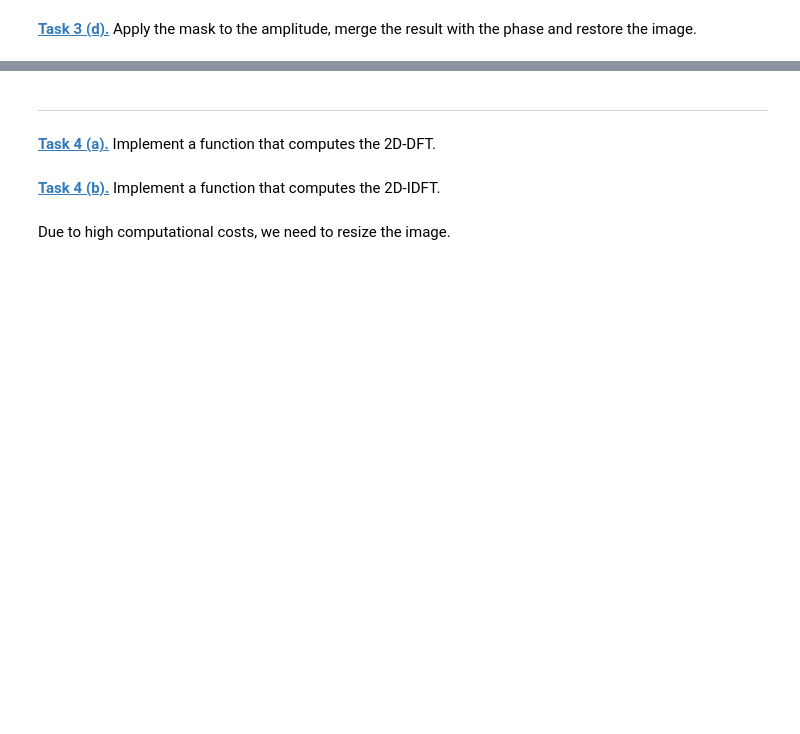
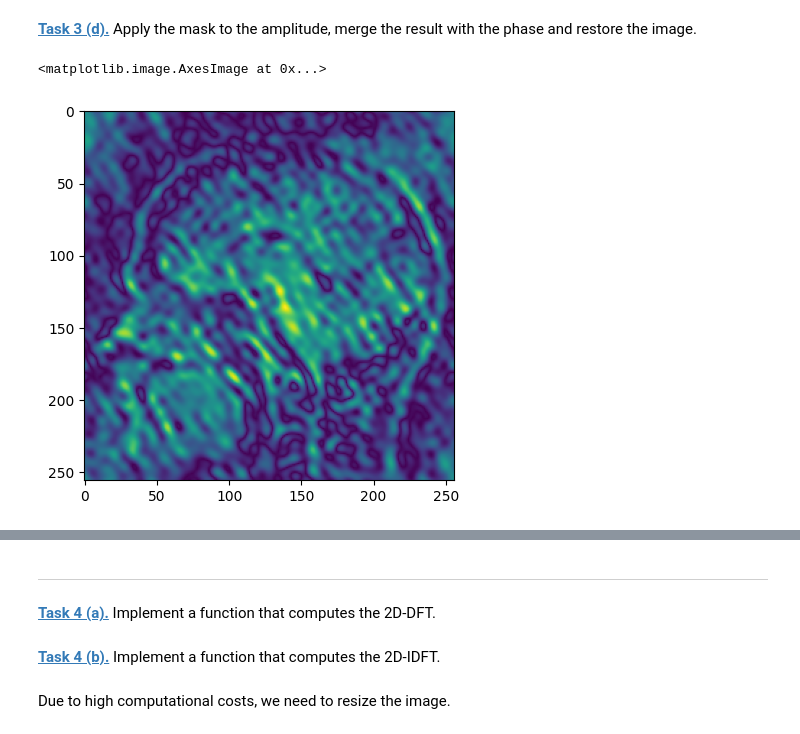
Before and after one commit to AB22-too/mobi-fs5-python, a Jupyter notebook: fourier.ipynb, the cells around one changed output, grey strips where cells are left out. Drawn from its saved outputs; the diff is of its cells as text; code cells hidden in the pictures; blank space fills up the shorter version.

```diff
--- a/fourier.ipynb
+++ b/fourier.ipynb
@@ -151,2 +177,12 @@ plt.show()
 # %% [markdown]
 **[Task 3 (d).]()** Apply the mask to the amplitude, merge the result with the phase and restore the image.
+# %%
+low_complex = to_complex_array(low_pass, phase1)
+low_complex1 = np.fft.ifftshift(low_complex)
+low_image = np.fft.ifft2(low_complex1)
+low_image_abs = np.abs(low_image)
+
+plt.imshow(low_image_abs)
+# %% [output]
+<matplotlib.image.AxesImage at 0x...>
+[figure, added]
```
Also changed, not shown: parts of 13 cells of this notebook.
